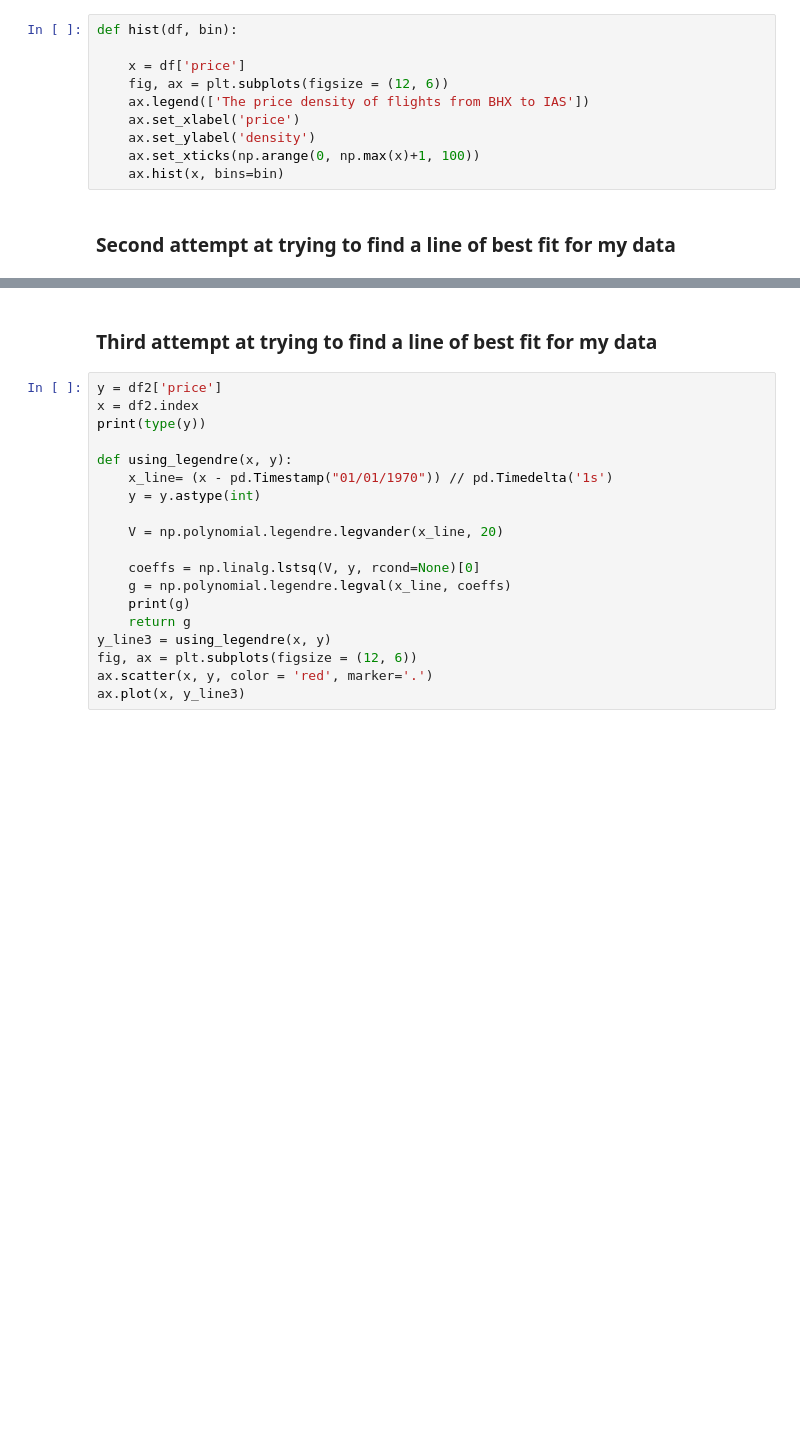
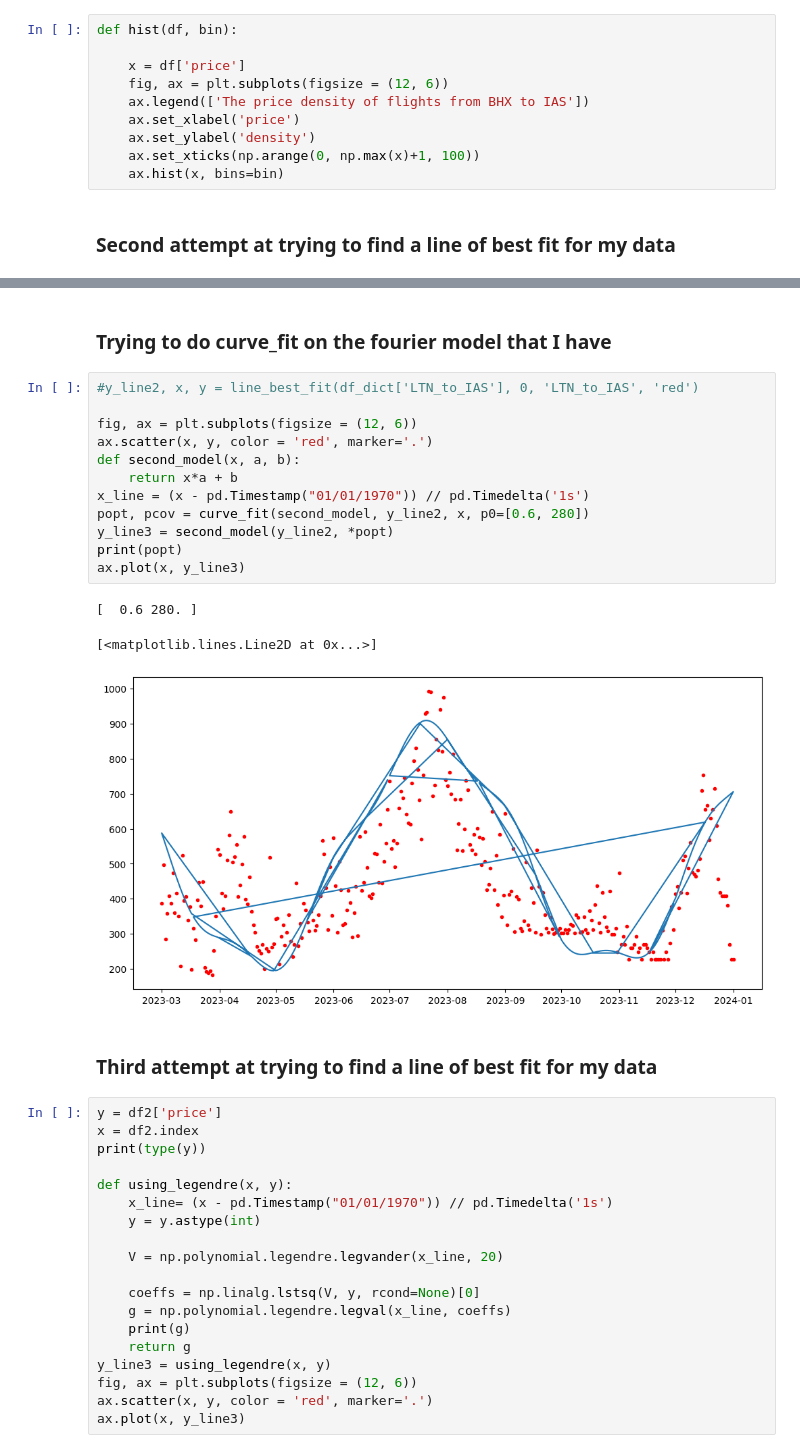
Before and after one commit to MichaelSc21/Airfare-flights-KIWI-API, a Jupyter notebook: anaylsing_data.ipynb, the cells around one changed output, grey strips where cells are left out. Cells and saved outputs as stored; diff of their text form; blank space fills up the shorter version.

```diff
--- a/anaylsing_data.ipynb
+++ b/anaylsing_data.ipynb
@@ -107,3 +142,21 @@ ax.plot(x, y_line2/300+400)
+# %% [markdown]
+### Trying to do curve_fit on the fourier model that I have
+# %%
+#y_line2, x, y = line_best_fit(df_dict['LTN_to_IAS'], 0, 'LTN_to_IAS', 'red')
+
+fig, ax = plt.subplots(figsize = (12, 6))
+ax.scatter(x, y, color = 'red', marker='.')
+def second_model(x, a, b):
+    return x*a + b
+x_line = (x - pd.Timestamp("01/01/1970")) // pd.Timedelta('1s')
+popt, pcov = curve_fit(second_model, y_line2, x, p0=[0.6, 280])
+y_line3 = second_model(y_line2, *popt)
+print(popt)
+ax.plot(x, y_line3)
+# %% [output]
+[  0.6 280. ]
+[<matplotlib.lines.Line2D at 0x...>]
+[figure, added]
 # %% [markdown]
 ### Third attempt at trying to find a line of best fit for my data
 # %%
```
Also changed, not shown: parts of 10 cells of this notebook.
